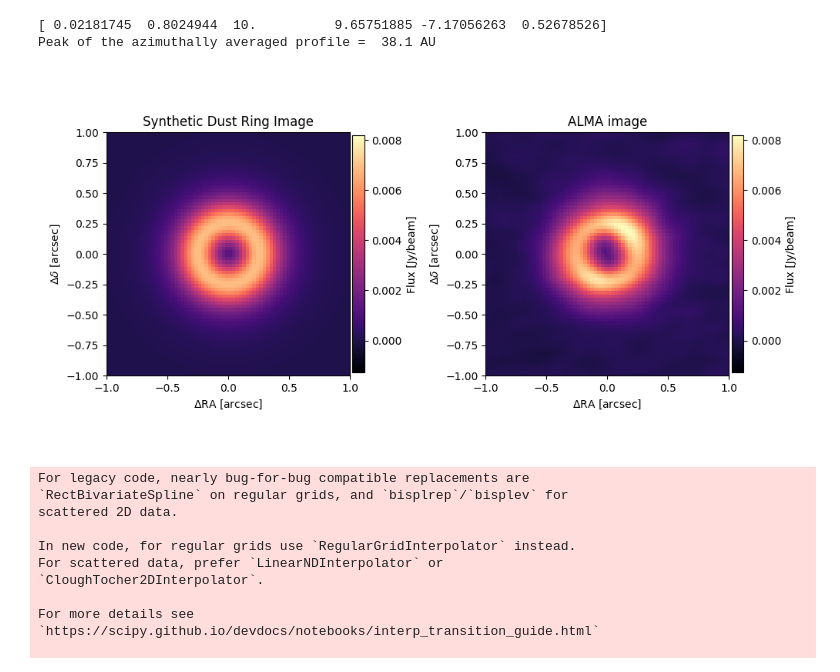
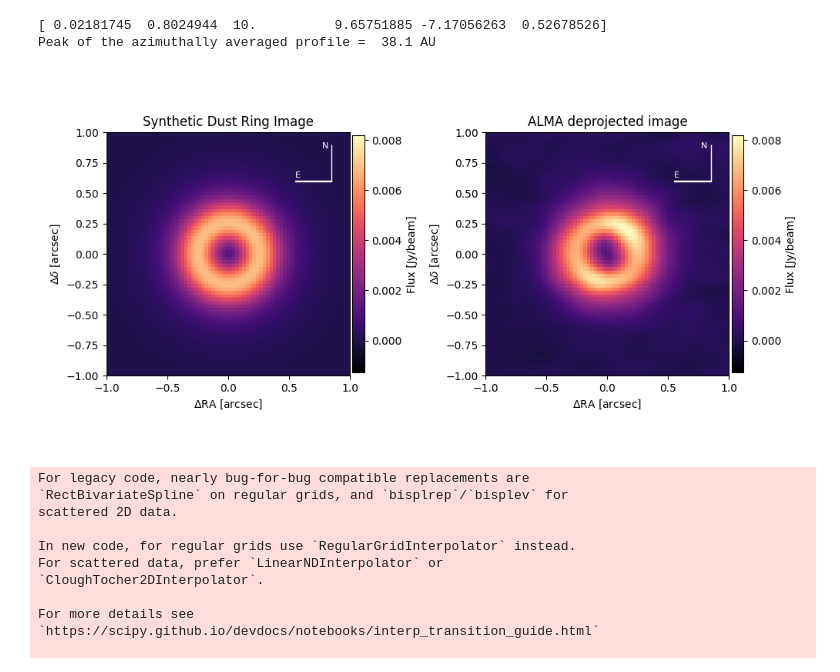
Before and after one commit to enricogrippi/disk_analysis, a Jupyter notebook: ALMA_residuals.ipynb, the cells around one changed output. Saved outputs shown, nothing was run; the diff lists cells and outputs as text; code cells hidden in the pictures.

```diff
--- a/ALMA_residuals.ipynb
+++ b/ALMA_residuals.ipynb
@@ -195,52 +195,57 @@ def create_ring_image(radial_profile_r, radial_profile_I, image_size=512, pixel_
     r = np.sqrt(x**2 + y**2) * pixel_scale  # convert to arcseconds
 
     # Create image
     image = interp_func(r)
 
     # Create coordinate arrays in arcseconds
     extent = np.array([-half_size, half_size, -half_size, half_size]) * pixel_scale
     x_arcsec = np.linspace(extent[0], extent[1], image_size)
     y_arcsec = np.linspace(extent[2], extent[3], image_size)
 
     return image, x_arcsec, y_arcsec
 
 
 # Radius in arcseconds from 0.0'' to 1.0''
 r = np.linspace(0., 1., 100)
 # Intensity profile
 I = nuker_profile(r, *popt)
 
 # Create the image with 0.028''/pixel scale
 ring_image, x, y = create_ring_image(r, I, image_size=512, pixel_scale=0.028)
 
+def add_axes(ax, axes_origin_x=0.85, axes_origin_y=0.6, axes_length=0.3, axes_width=0.0004):
+    ax.add_patch(patches.Rectangle((axes_origin_x, axes_origin_y), axes_width, axes_length, linewidth=1, edgecolor='white', facecolor='white'))
+    ax.add_patch(patches.Rectangle((axes_origin_x - axes_length, axes_origin_y), axes_length, axes_width, linewidth=1, edgecolor='white', facecolor='white'))
+    ax.text(axes_origin_x - 0.08, axes_origin_y + axes_length - 0.03, 'N', size=8, color='white')
+    ax.text(axes_origin_x - axes_length, axes_origin_y + 0.03, 'E', size=8, color='white')
+
 # Display the image
-plt.figure(figsize=(10, 5))
+fig, (ax1, ax2) = plt.subplots(1, 2, figsize=(10, 5))
 
-plt.subplot(1, 2, 1)
-# Plot image with proper coordinates
 extent = [x[0], x[-1], y[0], y[-1]]
-im = plt.imshow(ring_image, origin='lower', cmap='magma', extent=extent, vmin=np.nanmin(alma_image_d), vmax=np.nanmax(alma_image_d))
-plt.colorbar(fraction=0.046, pad=0.01, label=r"Flux [Jy/beam]")
-plt.xlabel(r'$\Delta$RA [arcsec]')
-plt.ylabel(r'$\Delta\delta$ [arcsec]')
-plt.title('Synthetic Dust Ring Image')
+im1 = ax1.imshow(ring_image, origin='lower', cmap='magma', extent=extent, vmin=np.nanmin(alma_image_d), vmax=np.nanmax(alma_image_d))
+cbar1 = fig.colorbar(im1, ax=ax1, fraction=0.046, pad=0.01, label=r"Flux [Jy/beam]")
+add_axes(ax1)
+ax1.set_xlabel(r'$\Delta$RA [arcsec]')
+ax1.set_ylabel(r'$\Delta\delta$ [arcsec]')
+ax1.set_title('Synthetic Dust Ring Image')
 #plt.grid(True, alpha=0.3)
-plt.xlim(-1.0, 1.0)
-plt.ylim(-1.0, 1.0)
+ax1.set_xlim(-1.0, 1.0)
+ax1.set_ylim(-1.0, 1.0)
 
-plt.subplot(1, 2, 2)
-plt.title('ALMA image')
-plt.imshow(alma_image_d, origin='lower', cmap='magma', extent=alma_d_extent)
-plt.colorbar(fraction=0.046, pad=0.01, label=r"Flux [Jy/beam]")
-plt.xlabel(r'$\Delta$RA [arcsec]')
-plt.ylabel(r'$\Delta\delta$ [arcsec]')
-plt.xlim(-1.0, 1.0)
-plt.ylim(-1.0, 1.0)
+ax2.set_title('ALMA deprojected image')
+im2 = ax2.imshow(alma_image_d, origin='lower', cmap='magma', extent=alma_d_extent)
+cbar2 = fig.colorbar(im2, ax=ax2, fraction=0.046, pad=0.01, label=r"Flux [Jy/beam]")
+add_axes(ax2)
+ax2.set_xlabel(r'$\Delta$RA [arcsec]')
+ax2.set_ylabel(r'$\Delta\delta$ [arcsec]')
+ax2.set_xlim(-1.0, 1.0)
+ax2.set_ylim(-1.0, 1.0)
 
 plt.tight_layout()
 plt.show()
 # %% [output]
-[figure, old version]
+[figure, new version]
 # %%
 from scipy.interpolate import interp2d
 
```
Also changed, not shown: parts of 2 cells of this notebook, 9 other files.
